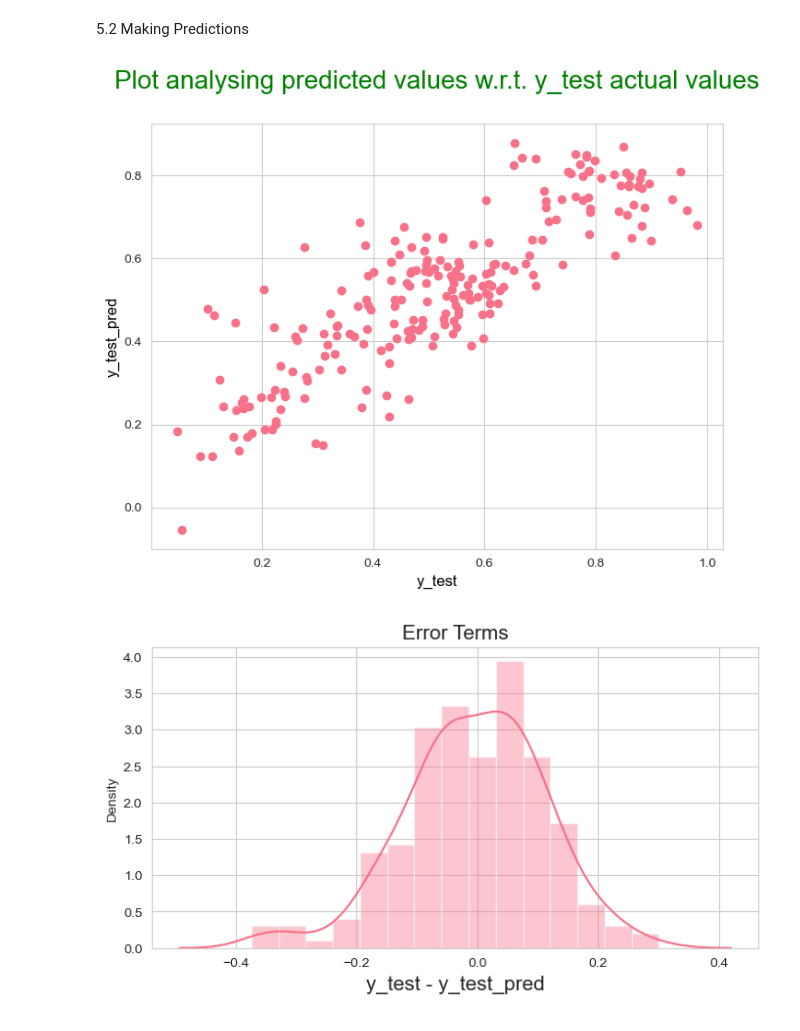
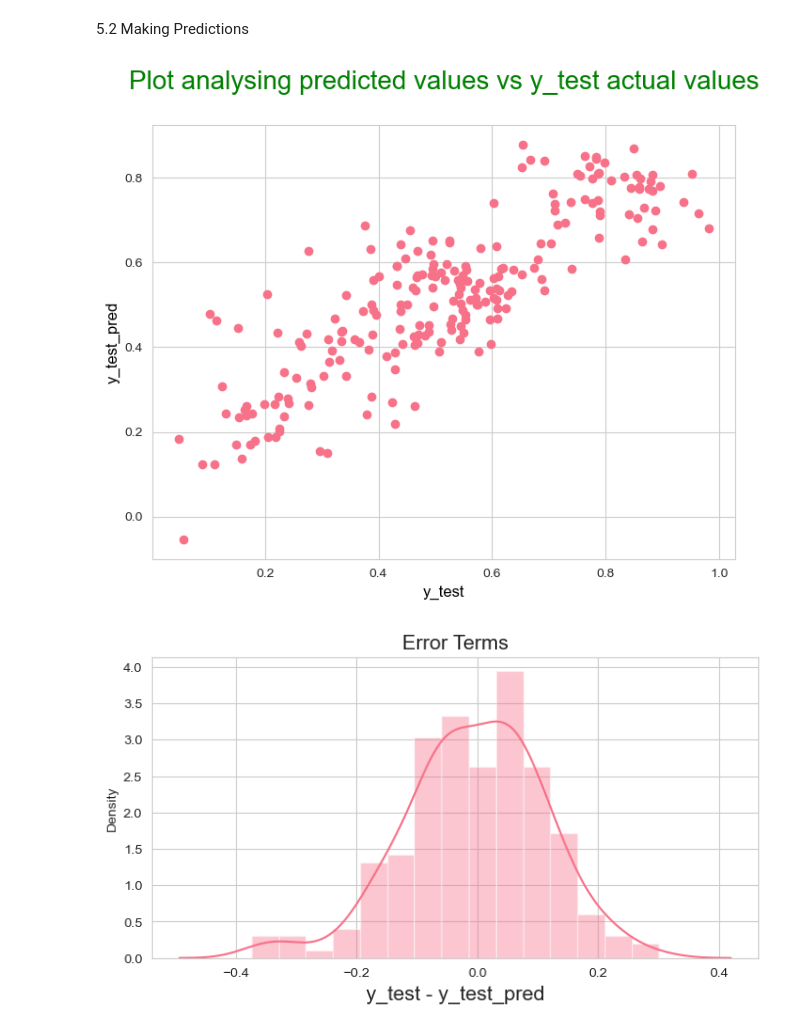
Before and after one commit to sfdatade/machine_learning_bikes_project, a Jupyter notebook: Bpp.ipynb, the cells around one changed output. Saved outputs shown, nothing was run; the diff lists cells and outputs as text; code cells hidden in the pictures.

```diff
--- a/Bpp.ipynb
+++ b/Bpp.ipynb
@@ -812,5 +870,5 @@ Decision : From above statistics figures we decide to drop dteday column
 # %%
-X_train.drop('dteday', axis = 1, inplace = True)
+X_train.drop('mnth', axis = 1, inplace = True)
 # %%
 X_train_sm = sm.add_constant(X_train)
 lr = sm.OLS(y_train, X_train_sm).fit()
@@ -874,5 +932,5 @@ vif
 # %%
-X_train.drop('hum', axis = 1, inplace = True)
+X_train.drop('atemp', axis = 1, inplace = True)
 # %%
 X_train_sm = sm.add_constant(X_train)
 lr = sm.OLS(y_train, X_train_sm).fit()
@@ -1371,13 +1431,13 @@ y_test_pred = lr.predict(X_test_sm)
 # %%
 # Scatter plot for y_test and y_test_pred
 plt.figure(figsize=(8,6))
 plt.scatter(y_test, y_test_pred)
-plt.title("Plot analysing predicted values w.r.t. y_test actual values\n", fontdict={'fontsize': 20, 'fontweight' : 5, 'color' : 'Green'})
+plt.title("Plot analysing predicted values vs y_test actual values\n", fontdict={'fontsize': 20, 'fontweight' : 5, 'color' : 'Green'})
 plt.xlabel("y_test", fontdict={'fontsize': 12, 'fontweight' : 5, 'color' : 'Black'})
 plt.ylabel("y_test_pred", fontdict={'fontsize': 12, 'fontweight' : 5, 'color' : 'Black'})
 plt.show()
 # %% [output]
-[figure, old version]
+[figure, new version]
 # %%
 res_test = y_test - y_test_pred      # Calculate the residuals
 # %%
```
Also changed, not shown: parts of 37 cells of this notebook.
